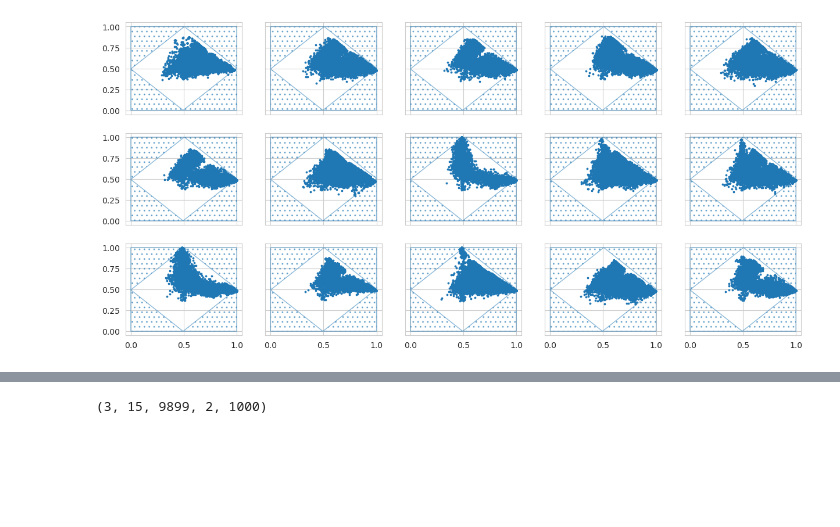
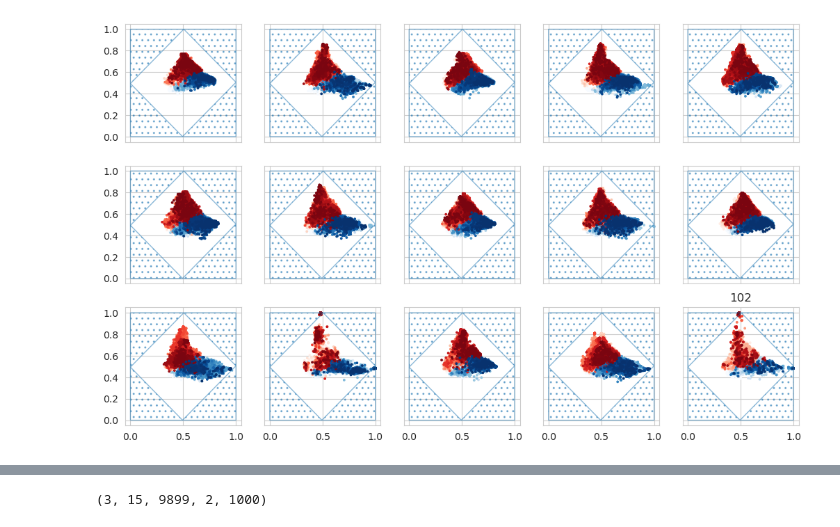
Before and after one commit to Cpetak/CA_GRN2, a Jupyter notebook: variable_2dfits.ipynb, the cells around one changed output, grey strips where cells are left out. Cells and saved outputs as stored; diff of their text form; code cells hidden in the pictures; blank space fills up the shorter version.

```diff
--- a/variable_2dfits.ipynb
+++ b/variable_2dfits.ipynb
@@ -127,4 +124,8 @@ RULE = 62
 # %%
+#22, 126, 154, 18, 122, 70,54,94,30,50,62,110,90,150,102
+#18, 122, 70,54,94,50,62,110,150,102
+RULE = 102
+
 pop_size = 1000
 grn_size=22
 dev_steps = 22
@@ -144,3 +145,5 @@ for s in try_seedints:
 pop = np.random.randn(pop_size, grn_size+2, grn_size).astype(np.float64)
 target1, _, fitnesses1 = helper.get_pop_TPF(pop, len(pop), num_cells, grn_size, dev_steps, geneid, RULE, try_seedints[0], try_seedints[0])
 target2, _, fitnesses2 = helper.get_pop_TPF(pop, len(pop), num_cells, grn_size, dev_steps, geneid, RULE, try_seedints[1], try_seedints[1])
+
+landmarks=helper.make_restricted_plot(all_targs, num_cells, dev_steps, fitnesses1, fitnesses2, labelled=False)
@@ -151,35 +152,53 @@ landmarks=helper.make_restricted_plot(all_targs, num_cells, dev_steps, fitnesses
 # %%
-#fits[0].reshape()
-#RULE = 54
-
-root="~/scratch/detailed_save/"
+root="~/scratch/non_detailed_save/alternative_input"
 num_repeats=15
 pop_size = 1000
-fits=[np.loadtxt(os.path.expanduser(root+f"variable/stats_300_{RULE}-{RULE}_69904-149796_{i+1}_both_fits.txt")) for i in range(num_repeats)]
+#fits=[np.loadtxt(os.path.expanduser(root+f"variable/stats_300_{RULE}-{RULE}_69904-149796_{i+1}_both_fits.txt")) for i in range(num_repeats)]
+fits=[np.loadtxt(os.path.expanduser(root+f"/stats_300_{RULE}-{RULE}_69904-149796_{i+1}_both_fits.txt")) for i in range(num_repeats)]
 fits = np.array(fits)
 num_gens = int(fits.shape[1]/2/pop_size)
 fits = fits.reshape(num_repeats, num_gens, 2, pop_size)
 
-fig, axes = plt.subplots(nrows=3, ncols=5, figsize=(15, 7),sharex=True, sharey=True)
+#getting which target is currently used
+season_len = 300
+num_blocks = int(num_gens/season_len)
+pattern = np.tile([0, 1], num_blocks // 2 + 1)[:num_blocks]
+curr_inputs = np.repeat(pattern, season_len)
+
+nrows,ncols = 3,5
+scale = 2.5
+fig, axes = plt.subplots(nrows=nrows, ncols=ncols, figsize=(ncols*scale, nrows*scale), sharex=True, sharey=True)
 axes = axes.flatten()
 
+int_gens=np.array([0,-1])
+
 for r in range(15):
-    f1 = fits[r][::100,0,::10]#every 100th generation, every 10th individual
-    f2 = fits[r][::100,1,::10]
-    axes[r].scatter(f1.flatten(), f2.flatten(),s=3)
-    myhatch='..'
-    mycolor="C0"
-    triangle = Polygon([[1,1], landmarks.iloc[0], landmarks.iloc[1]], closed=True, alpha=0.5,edgecolor=mycolor, facecolor='none',hatch=myhatch)
-    axes[r].add_patch(triangle)
-    triangle = Polygon([[0,0], landmarks.iloc[5], landmarks.iloc[6]], closed=True, alpha=0.5,edgecolor=mycolor, facecolor='none',hatch=myhatch)
-    axes[r].add_patch(triangle)
-    triangle = Polygon([[0,1], landmarks.iloc[1], landmarks.iloc[5]], closed=True, alpha=0.5,edgecolor=mycolor, facecolor='none',hatch=myhatch)
-    axes[r].add_patch(triangle)
-    triangle = Polygon([[1,0], landmarks.iloc[0], landmarks.iloc[6]], closed=True, alpha=0.5,edgecolor=mycolor, facecolor='none',hatch=myhatch)
-    axes[r].add_patch(triangle)
+    #f1 = fits[r][::100,0,::10]#every 100th generation, every 10th individual
+    #f2 = fits[r][::100,1,::10]
+    f1 = fits[r][:,0,::10]#every 100th generation, every 10th individual
+    f2 = fits[r][:,1,::10]
+    ngens, ninds = f1.shape
+    # colors = [magma(i/ngens)  for i in range(ngens) for j in range(ninds)]
+    seasonlen = 3
+    colors = [Blues(i/ngens) if (i // seasonlen) % 2 == 0 else Reds(i/ngens)  for i in range(ngens) for j in range(ninds)]
+    axes[r].scatter(f1.flatten(), f2.flatten(),s=3, c=colors)
+    if True:
+        myhatch='..'
+        mycolor="C0"
+        triangle = Polygon([[1,1], landmarks.iloc[0], landmarks.iloc[1]], closed=True, alpha=0.5,edgecolor=mycolor, facecolor='none',hatch=myhatch)
+        axes[r].add_patch(triangle)
+        triangle = Polygon([[0,0], landmarks.iloc[5], landmarks.iloc[6]], closed=True, alpha=0.5,edgecolor=mycolor, facecolor='none',hatch=myhatch)
+        axes[r].add_patch(triangle)
+        triangle = Polygon([[0,1], landmarks.iloc[1], landmarks.iloc[5]], closed=True, alpha=0.5,edgecolor=mycolor, facecolor='none',hatch=myhatch)
+        axes[r].add_patch(triangle)
+        triangle = Polygon([[1,0], landmarks.iloc[0], landmarks.iloc[6]], closed=True, alpha=0.5,edgecolor=mycolor, facecolor='none',hatch=myhatch)
+        axes[r].add_patch(triangle)
+    # axes[r].set_xlim(0,1)
+    # axes[r].set_ylim(0,1)
+
 
     #plt.plot([0, 1], [0, 1], '--', linewidth = 1, color="gray")
-plt.title(f"{rule}")
+plt.title(f"{RULE}")
 plt.show()
 # %% [output]
-[figure, old version]
+[figure, new version]
```
Also changed, not shown: parts of 7 cells of this notebook, 22 other files.
